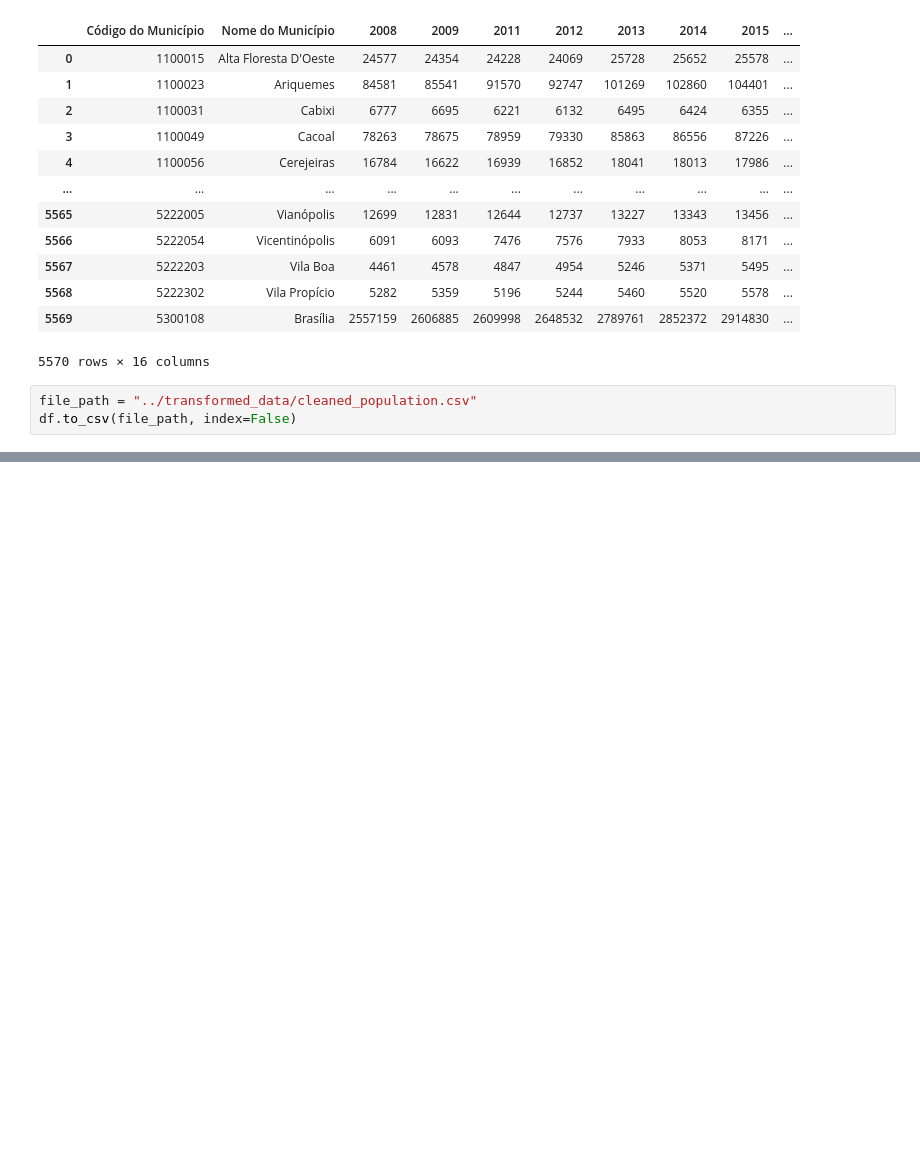
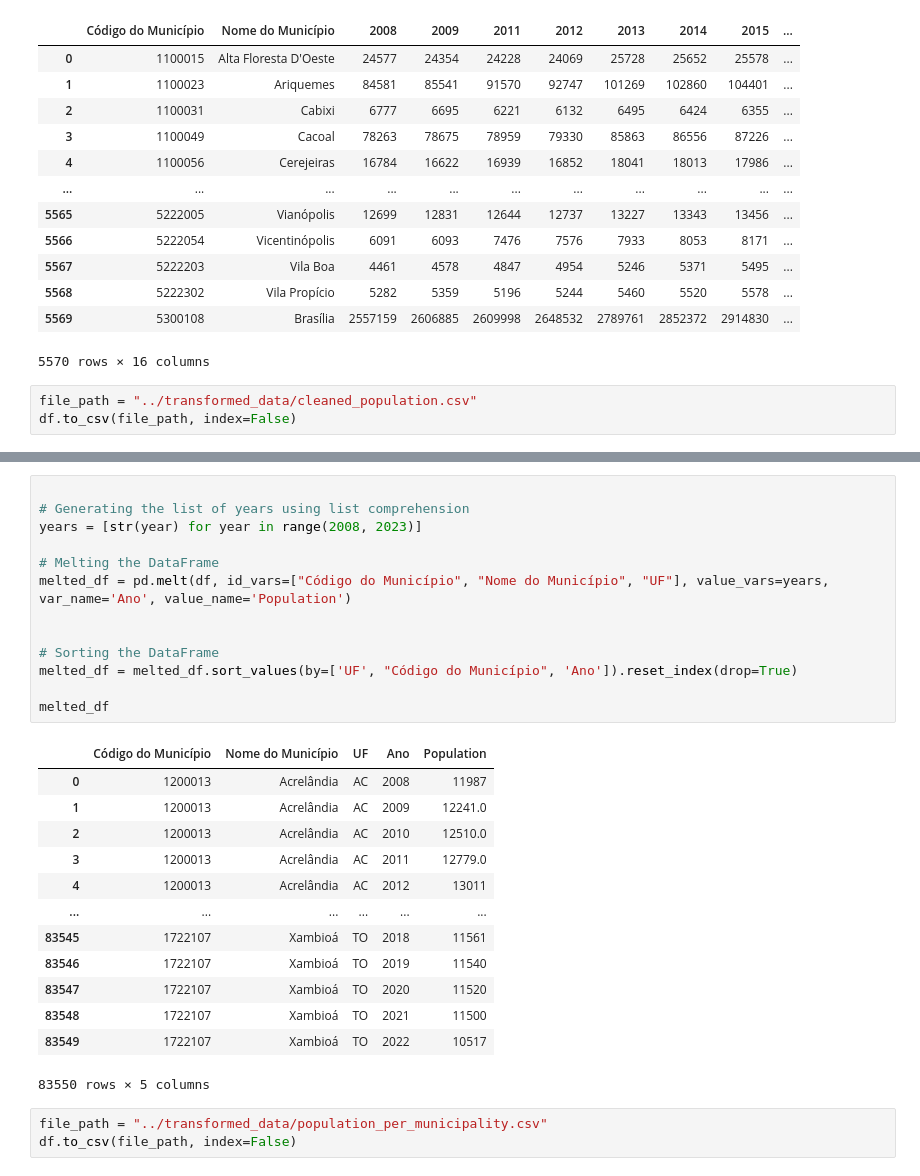
Before and after one commit to anandxrfeu/schooling_resource_predicter_data, a Jupyter notebook: notebooks/Population (Anand).ipynb, the cells around one changed output, grey strips where cells are left out. Cells and saved outputs as stored; diff of their text form; blank space fills up the shorter version.

```diff
--- a/notebooks/Population (Anand).ipynb
+++ b/notebooks/Population (Anand).ipynb
@@ -46,0 +106,30 @@ df.to_csv(file_path, index=False)
+# %%
+
+# Generating the list of years using list comprehension
+years = [str(year) for year in range(2008, 2023)]
+
+# Melting the DataFrame
+melted_df = pd.melt(df, id_vars=["Código do Município", "Nome do Município", "UF"], value_vars=years, var_name='Ano', value_name='Population')
+
+
+# Sorting the DataFrame
+melted_df = melted_df.sort_values(by=['UF', "Código do Município", 'Ano']).reset_index(drop=True)
+
+melted_df
+# %% [output]
+|  | Código do Município | Nome do Município | UF | Ano | Population |
+| 0 | 1200013 | Acrelândia | AC | 2008 | 11987 |
+| 1 | 1200013 | Acrelândia | AC | 2009 | 12241.0 |
+| 2 | 1200013 | Acrelândia | AC | 2010 | 12510.0 |
+| 3 | 1200013 | Acrelândia | AC | 2011 | 12779.0 |
+| 4 | 1200013 | Acrelândia | AC | 2012 | 13011 |
+| ... | ... | ... | ... | ... | ... |
+| 83545 | 1722107 | Xambioá | TO | 2018 | 11561 |
+| 83546 | 1722107 | Xambioá | TO | 2019 | 11540 |
+| 83547 | 1722107 | Xambioá | TO | 2020 | 11520 |
+| 83548 | 1722107 | Xambioá | TO | 2021 | 11500 |
+| 83549 | 1722107 | Xambioá | TO | 2022 | 10517 |
+83550 rows × 5 columns
+# %%
+file_path = "../transformed_data/population_per_municipality.csv"
+df.to_csv(file_path, index=False)
```
Also changed, not shown: parts of 6 cells of this notebook, 2 other files.
